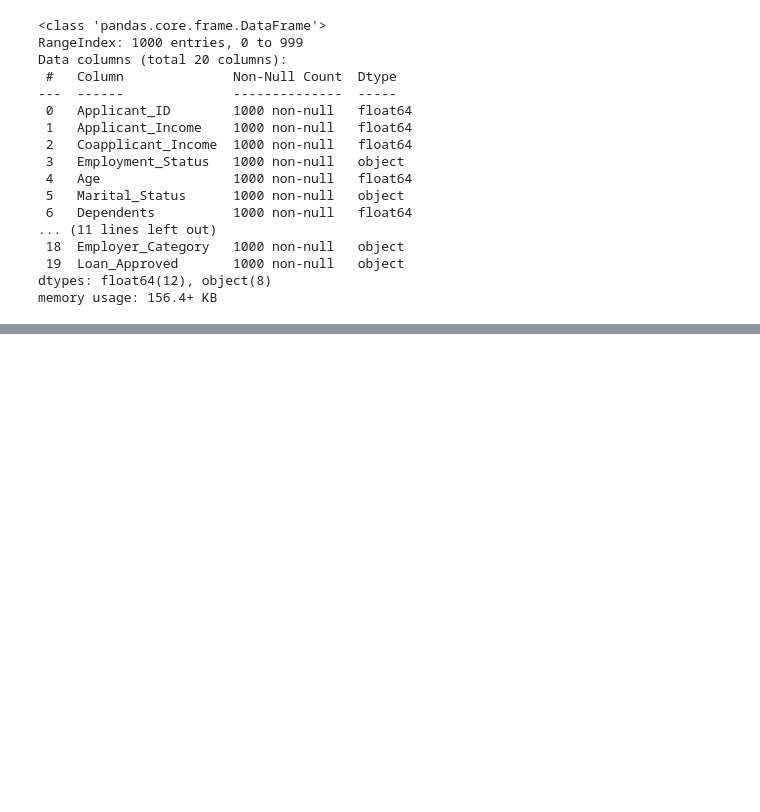
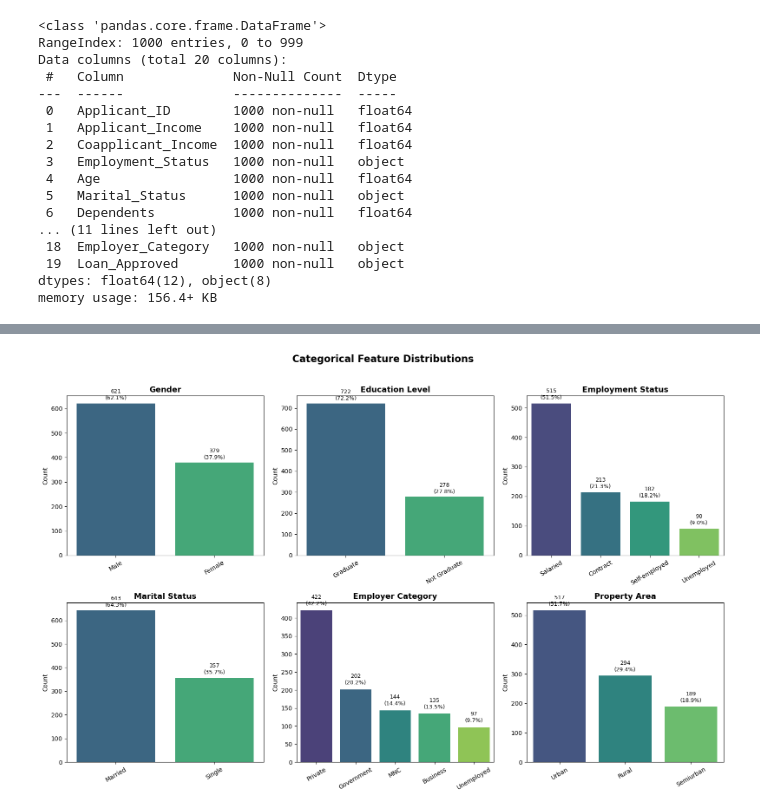
Before and after one commit to saphalkafle77-ai/credit_wise-loan-system, a Jupyter notebook: credit_wise_loan_approval_system.ipynb, the cells around one changed output, grey strips where cells are left out. Drawn from its saved outputs; the diff is of its cells as text; code cells hidden in the pictures; blank space fills up the shorter version.

```diff
--- a/credit_wise_loan_approval_system.ipynb
+++ b/credit_wise_loan_approval_system.ipynb
@@ -51,0 +87,45 @@ memory usage: 156.4+ KB
+# %%
+#analysing multiple category at same time
+cols = ["Gender", "Education_Level", "Employment_Status",
+        "Marital_Status", "Employer_Category", "Property_Area"]
+
+fig, axes = plt.subplots(2, 3, figsize=(16, 10))
+axes = axes.flatten()
+
+for ax, col in zip(axes, cols):
+    counts = credit_wise[col].value_counts().reset_index()
+    counts.columns = ["Category", "Count"]
+
+    sns.barplot(
+        data=counts,
+        x="Category",
+        y="Count",
+        hue="Category",        # fixes the FutureWarning
+        palette="viridis",
+        legend=False,          # hides the redundant legend
+        ax=ax
+    )
+
+    ax.set_title(col.replace("_", " "), fontsize=13, fontweight="bold")
+    ax.set_xlabel("")
+    ax.set_ylabel("Count")
+    ax.tick_params(axis="x", rotation=30)
+
+    # Show count + percentage on each bar
+    total = counts["Count"].sum()
+    for container in ax.containers:
+        for bar in container:
+            height = int(bar.get_height())
+            pct = height / total * 100
+            ax.text(
+                bar.get_x() + bar.get_width() / 2,
+                height + total * 0.01,
+                f"{height}\n({pct:.1f}%)",
+                ha="center", va="bottom", fontsize=9
+            )
+
+plt.suptitle("Categorical Feature Distributions", fontsize=16, fontweight="bold", y=1.02)
+plt.tight_layout()
+plt.show()
+# %% [output]
+[figure, added]
```
Also changed, not shown: parts of 4 cells of this notebook.
